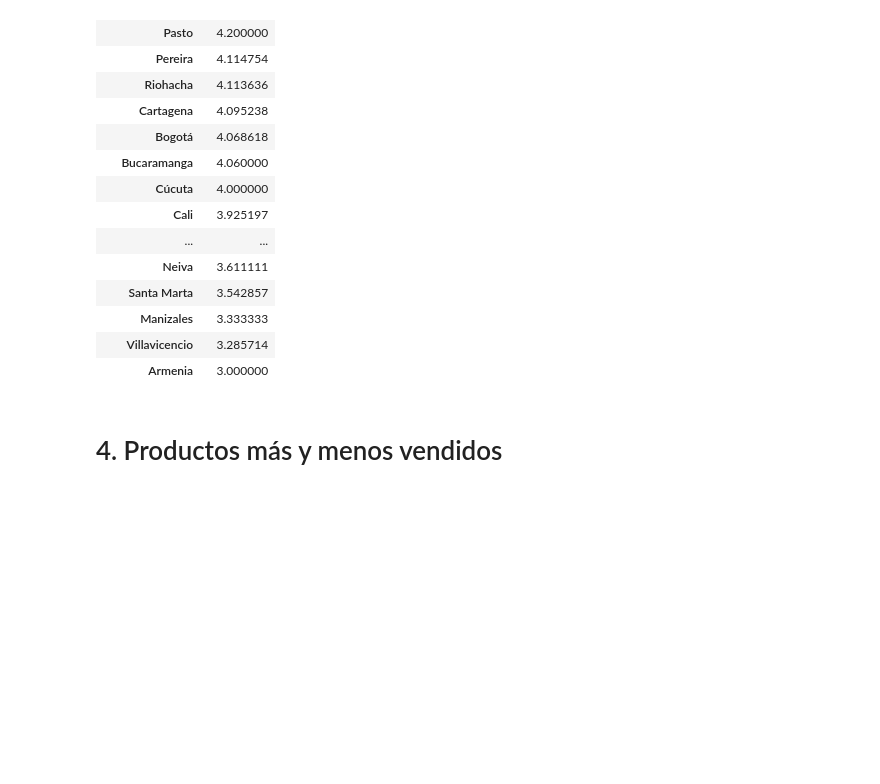
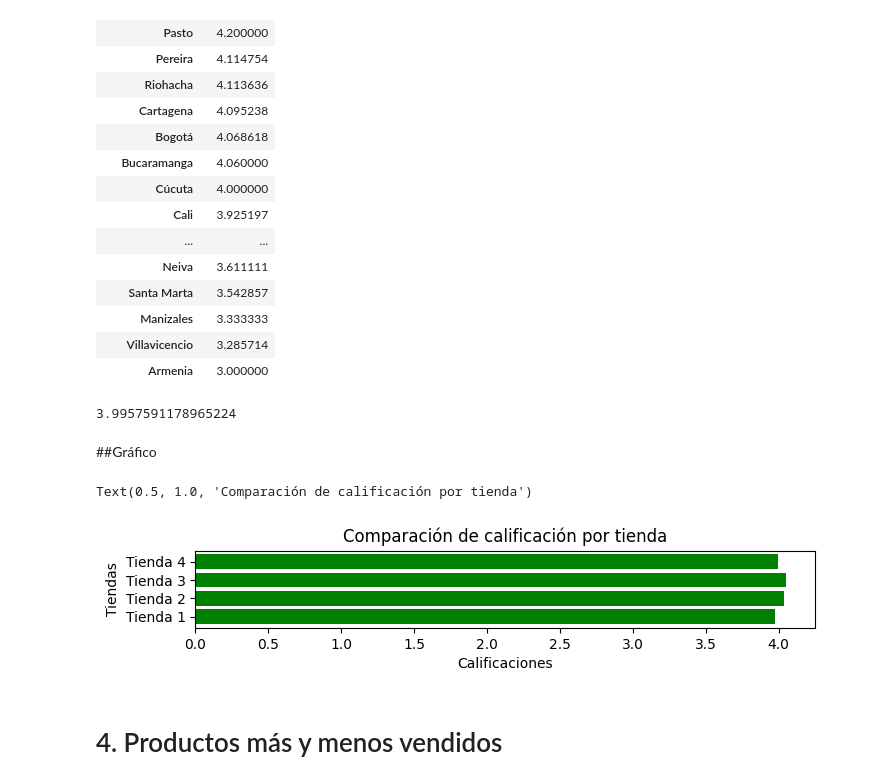
Before and after one commit to Mijael126/Challenge_analisis_datos-, a Jupyter notebook: AluraStoreLatam.ipynb, the cells around one changed output. Drawn from its saved outputs; the diff is of its cells as text; code cells hidden in the pictures; blank space fills up the shorter version.

```diff
--- a/AluraStoreLatam.ipynb
+++ b/AluraStoreLatam.ipynb
@@ -148,3 +180,6 @@ tienda.groupby('Lugar de Compra')['Calificación'].mean().to_frame().sort_values
 | Riohacha | 3.450000 |
 | Armenia | 3.357143 |
 | Valledupar | 2.666667 |
+# %%
+calificacion_global_1 = tienda['Calificación'].mean()
+print(calificacion_global_1)
@@ -169,3 +206,6 @@ tienda2.groupby('Lugar de Compra')['Calificación'].mean().to_frame().sort_value
 | Bucaramanga | 3.580000 |
 | Inírida | 2.500000 |
 | Soacha | 2.250000 |
+# %%
+calificacion_global_2 = tienda2['Calificación'].mean()
+print(calificacion_global_2)
@@ -190,3 +232,6 @@ tienda3.groupby('Lugar de Compra')['Calificación'].mean().to_frame().sort_value
 | Neiva | 3.400000 |
 | Valledupar | 3.333333 |
 | Manizales | 3.285714 |
+# %%
+calificacion_global_3 = tienda3['Calificación'].mean()
+print(calificacion_global_3)
@@ -211,6 +258,24 @@ tienda4.groupby('Lugar de Compra')['Calificación'].mean().to_frame().sort_value
 | Manizales | 3.333333 |
 | Villavicencio | 3.285714 |
 | Armenia | 3.000000 |
+# %%
+calificacion_global_4 = tienda4['Calificación'].mean()
+print(calificacion_global_4)
+# %% [output]
+3.9957591178965224
+# %% [markdown]
+##Gráfico
+# %%
+calificacion = [calificacion_global_1, calificacion_global_2, calificacion_global_3, calificacion_global_4]
+Tiendas = ['Tienda 1', 'Tienda 2', 'Tienda 3', 'Tienda 4']
+plt.figure(figsize=(8,1))
+plt.barh(y=Tiendas, width=calificacion, color='green')
+plt.xlabel("Calificaciones")
+plt.ylabel("Tiendas")
+plt.title("Comparación de calificación por tienda")
+# %% [output]
+Text(0.5, 1.0, 'Comparación de calificación por tienda')
+[figure, added]
 # %% [markdown]
 # 4. Productos más y menos vendidos
 # %%
```
Also changed, not shown: parts of 31 cells of this notebook.
